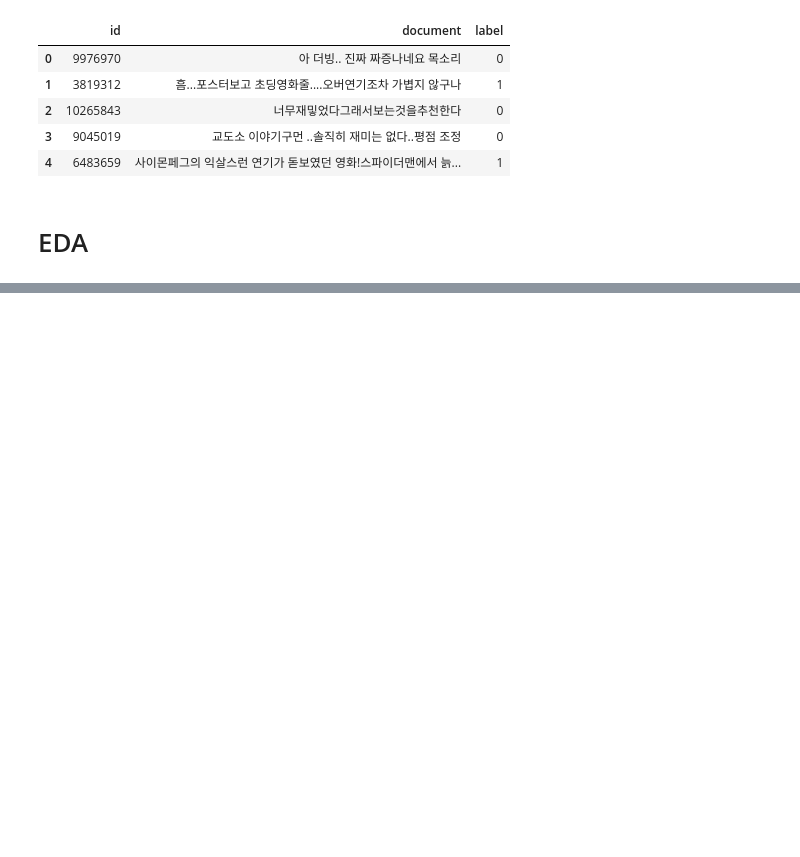
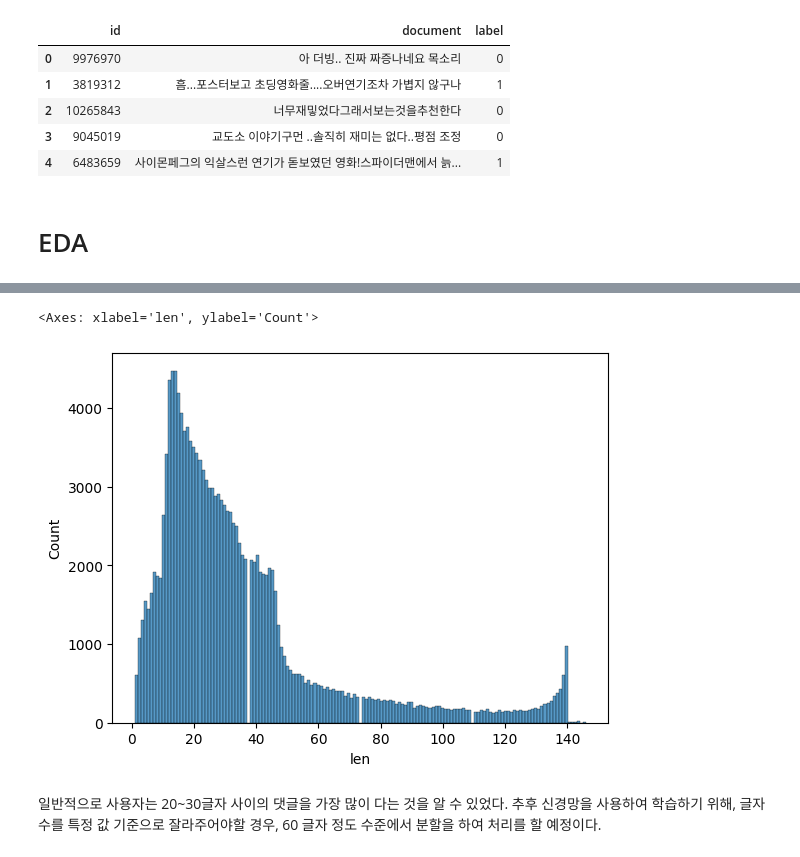
Before and after one commit to zzhining/text_data_analysis, a Jupyter notebook: naver_movie_sentimental_analysis.ipynb, the cells around one changed output, grey strips where cells are left out. Cells and saved outputs as stored; diff of their text form; code cells hidden in the pictures; blank space fills up the shorter version.

```diff
--- a/naver_movie_sentimental_analysis.ipynb
+++ b/naver_movie_sentimental_analysis.ipynb
@@ -24,0 +44,2 @@ df.head()
+# %%
+df.dropna(inplace = True)
@@ -30,0 +59,10 @@ df.head()
+# %%
+import seaborn as sns
+# 텍스트 길이
+df['len'] = df['document'].str.len()
+sns.histplot(df['len'])
+# %% [output]
+<Axes: xlabel='len', ylabel='Count'>
+[figure, added]
+# %% [markdown]
+일반적으로 사용자는 20~30글자 사이의 댓글을 가장 많이 다는 것을 알 수 있었다. 추후 신경망을 사용하여 학습하기 위해, 글자수를 특정 값 기준으로 잘라주어야할 경우, 60 글자 정도 수준에서 분할을 하여 처리를 할 예정이다.
```
Also changed, not shown: parts of 16 cells of this notebook.
